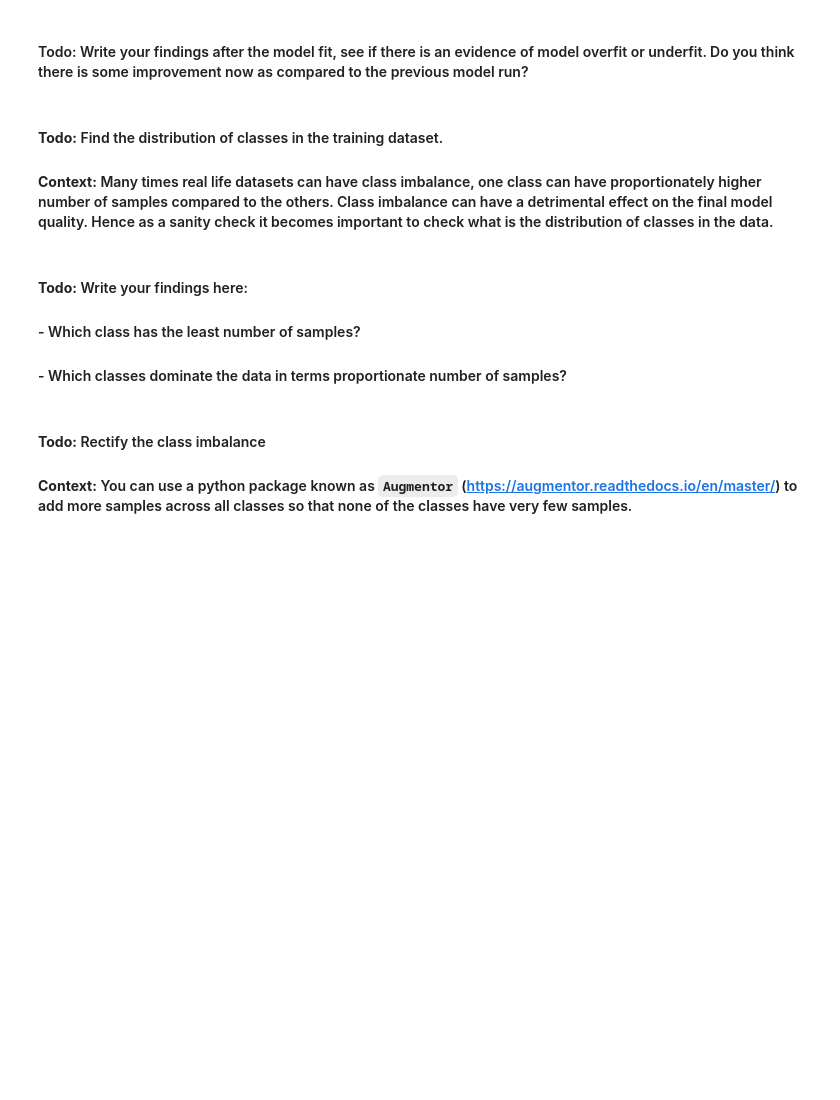
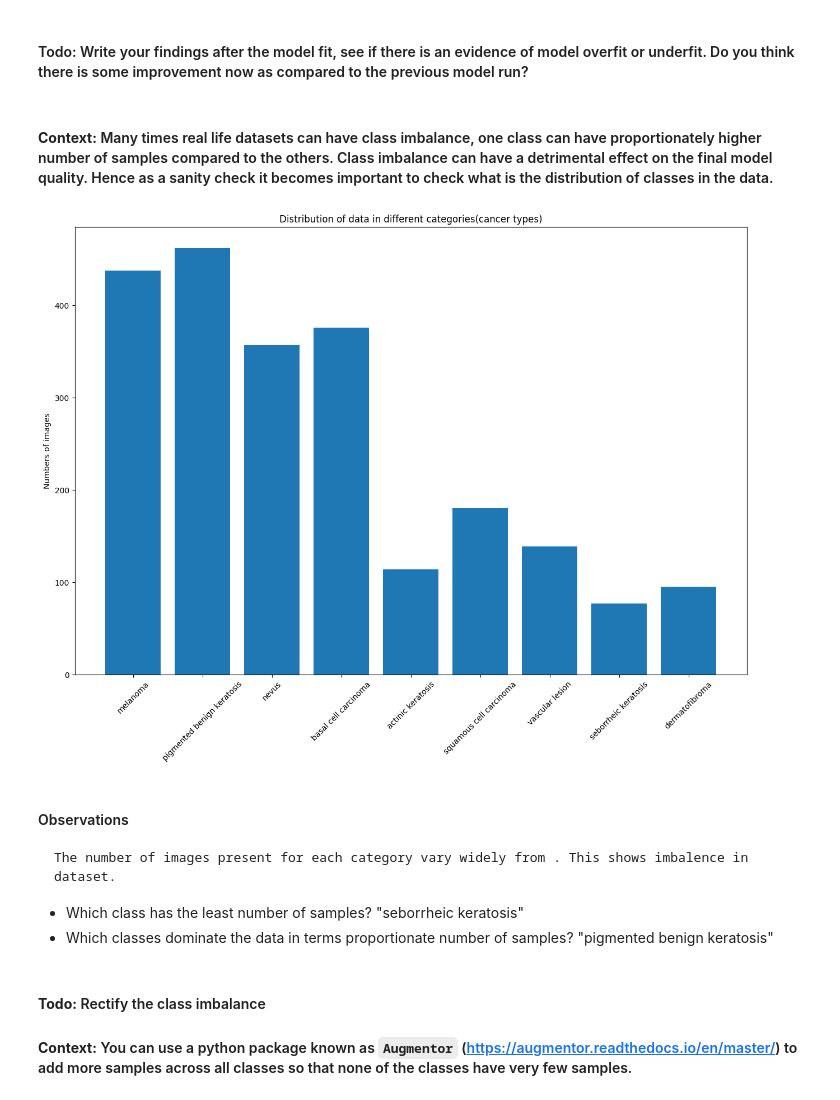
Before and after one commit to abhilash-radhakrishnaru/MelanomaDetection, a Jupyter notebook: CNN_Skin_Cancer Detection.ipynb, the cells around one changed output. Drawn from its saved outputs; the diff is of its cells as text; code cells hidden in the pictures; blank space fills up the shorter version.

```diff
--- a/CNN_Skin_Cancer Detection.ipynb
+++ b/CNN_Skin_Cancer Detection.ipynb
@@ -304,5 +432,4 @@ plt.show()
 # %% [markdown]
 #### Todo: Write your findings after the model fit, see if there is an evidence of model overfit or underfit. Do you think there is some improvement now as compared to the previous model run?
 # %% [markdown]
-#### **Todo:** Find the distribution of classes in the training dataset.
 #### **Context:** Many times real life datasets can have class imbalance, one class can have proportionately higher number of samples compared to the others. Class imbalance can have a detrimental effect on the final model quality. Hence as a sanity check it becomes important to check what is the distribution of classes in the data.
@@ -311,7 +436,31 @@ plt.show()
+# %%
+#Visualize the data distribution over different categories
+x=[]
+y=[]
+#get file count in each directory
+dirList = os.listdir(train_data_dir)
+for i in range(len(dirList)):
+  x.append(dirList[i])
+  y.append(len(list(train_data_dir.glob(dirList[i]+'/*.jpg'))))
+
+
+fig = plt.figure(figsize=(12,8))
+ax = fig.add_axes([0,0,1,1])
+
+ax.bar(x,y)
+ax.set_ylabel('Numbers of images')
+ax.set_title('Distribution of data in different categories(cancer types)')
+plt.xticks(rotation=45)
+plt.show()
+# %% [output]
+[figure, added]
 # %% [markdown]
-#### **Todo:** Write your findings here:
-#### - Which class has the least number of samples?
-#### - Which classes dominate the data in terms proportionate number of samples?
+#### Observations
+    The number of images present for each category vary widely from . This shows imbalence in dataset.
+- Which class has the least number of samples?
+     "seborrheic keratosis"
+- Which classes dominate the data in terms proportionate number of samples?
+    "pigmented benign keratosis"
 # %% [markdown]
 #### **Todo:** Rectify the class imbalance
 #### **Context:** You can use a python package known as `Augmentor` (https://augmentor.readthedocs.io/en/master/) to add more samples across all classes so that none of the classes have very few samples.
```
Also changed, not shown: parts of 28 cells of this notebook.
